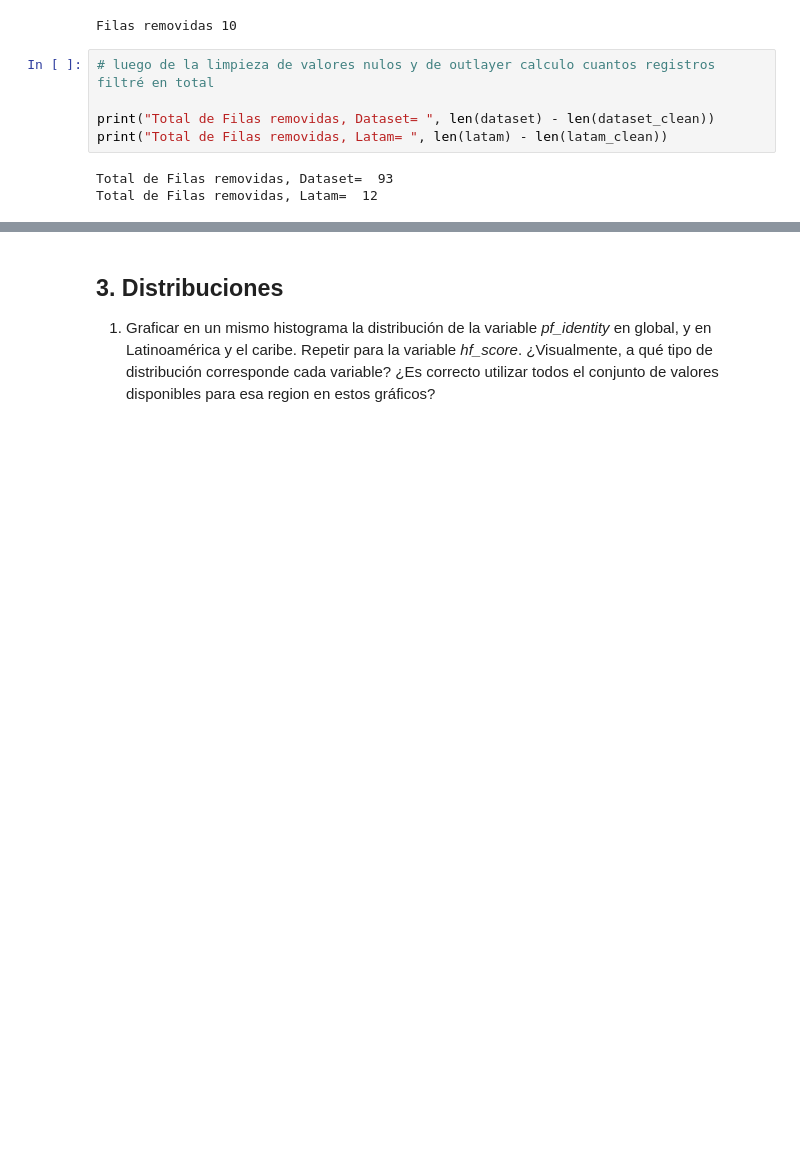
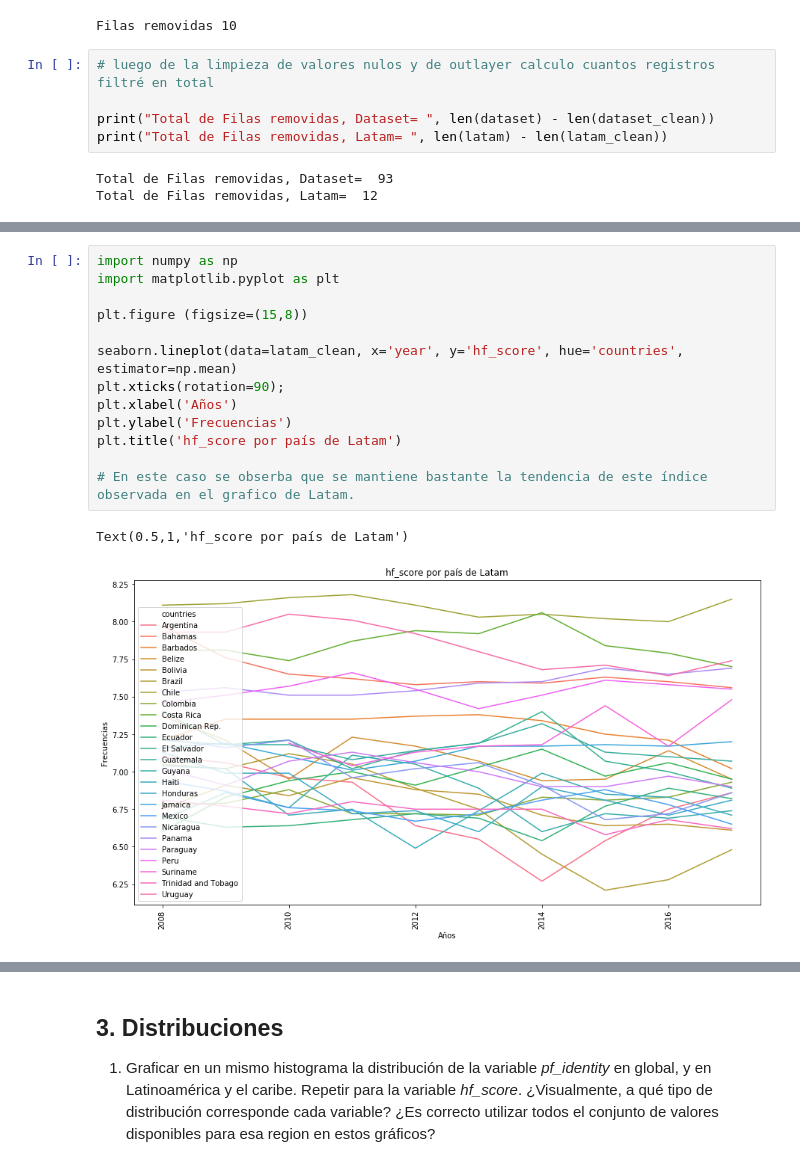
Before and after one commit to msoledadfernandez/DataScience_AnalisisyVisualizacion, a Jupyter notebook: practico.ipynb, the cells around one changed output, grey strips where cells are left out. Saved outputs shown, nothing was run; the diff lists cells and outputs as text; blank space fills up the shorter version.

```diff
--- a/practico.ipynb
+++ b/practico.ipynb
@@ -413,0 +495,16 @@ Sólo por curiosidad, graficar la tendencia de *hf_score* y *ef_score* a través
+# %%
+import numpy as np
+import matplotlib.pyplot as plt
+
+plt.figure (figsize=(15,8))
+
+seaborn.lineplot(data=latam_clean, x='year', y='hf_score', hue='countries', estimator=np.mean)
+plt.xticks(rotation=90);
+plt.xlabel('Años')
+plt.ylabel('Frecuencias')
+plt.title('hf_score por país de Latam')
+
+# En este caso se obserba que se mantiene bastante la tendencia de este índice observada en el grafico de Latam.
+# %% [output]
+Text(0.5,1,'hf_score por país de Latam')
+[figure, added]
```
Also changed, not shown: parts of 14 cells of this notebook.
